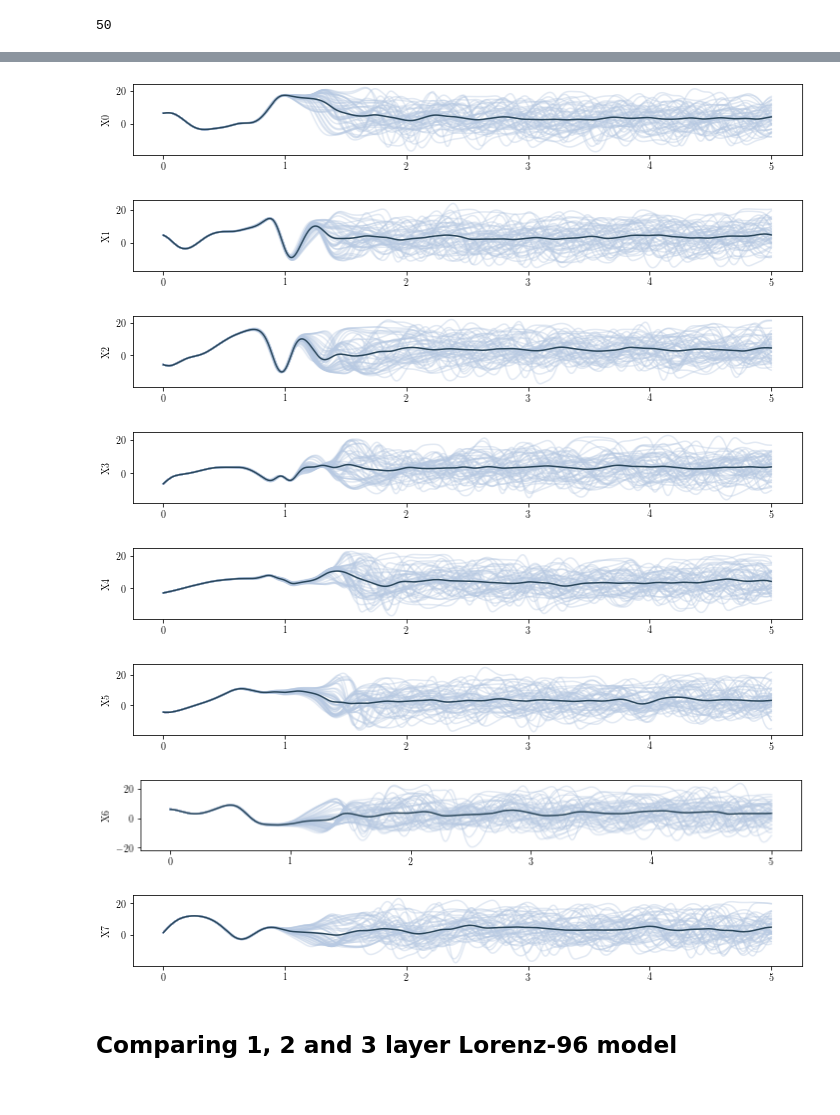
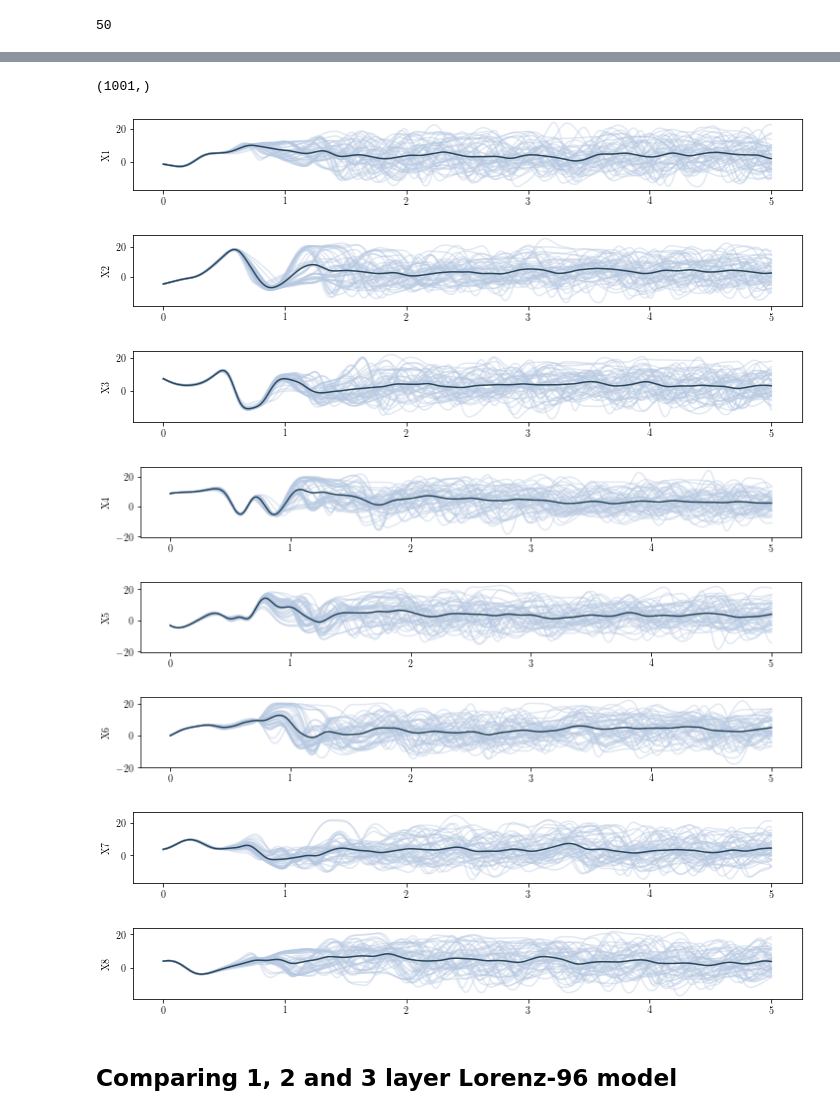
Before and after one commit to havahol/lorenz96, a Jupyter notebook: Lorenz96Model.ipynb, the cells around one changed output, grey strips where cells are left out. Saved outputs shown, nothing was run; the diff lists cells and outputs as text; code cells hidden in the pictures.

```diff
--- a/Lorenz96Model.ipynb
+++ b/Lorenz96Model.ipynb
@@ -65,7 +66,7 @@ class Ensemble:
 
         self.ensemble = [None]*self.Ne
         for i in range(self.Ne):
-            self.ensemble[i] = Lorenz96(**physical_model_params)
+            self.ensemble[i] = Lorenz96.Lorenz96(**physical_model_params)
 
         self.mean = None
 
@@ -83,7 +84,7 @@ class Ensemble:
 # %%
 lorenz_input = {
     'init_X': init_X,
-    'init_Y': init_Y,
+    #'init_Y': init_Y,
                }
 # %%
 physical_ensemble = Ensemble(50, physical_model_params=lorenz_input)
@@ -101,26 +102,28 @@ physical_ensemble.update_mean()
 # %%
 colors = ['xkcd:scarlet', 'xkcd:light blue grey', 'xkcd:dark grey blue']
 t_axis = np.arange(physical_ensemble.ensemble[0].num_timesteps+1)*physical_ensemble.ensemble[0].dt
 for i in range(8):
     fig = plt.figure(figsize=(12,1.3))
 
     # Plot ensemble:
     for member in physical_ensemble.ensemble:
         plt.plot(t_axis, member.X[:,i], color=colors[1], alpha=0.4)
 
     # Plot mean:
     plt.plot(t_axis, physical_ensemble.mean[:,i], color=colors[2])
 
-    plt.ylabel('X'+str(i))
+    plt.ylabel('X'+str(i+1))
+member.X[:,i].shape
 # %% [output]
+(1001,)
-[figure, old version]
+[figure, new version]
-[figure, old version]
+[figure, new version]
-[figure, old version]
+[figure, new version]
-[figure, old version]
+[figure, new version]
-[figure, old version]
+[figure, new version]
-[figure, old version]
+[figure, new version]
-[figure, old version]
+[figure, new version]
-[figure, old version]
+[figure, new version]
 # %% [markdown]
 ## Comparing 1, 2 and 3 layer Lorenz-96 model
 # %%
```
Also changed, not shown: parts of 9 cells of this notebook, 2 other files.
